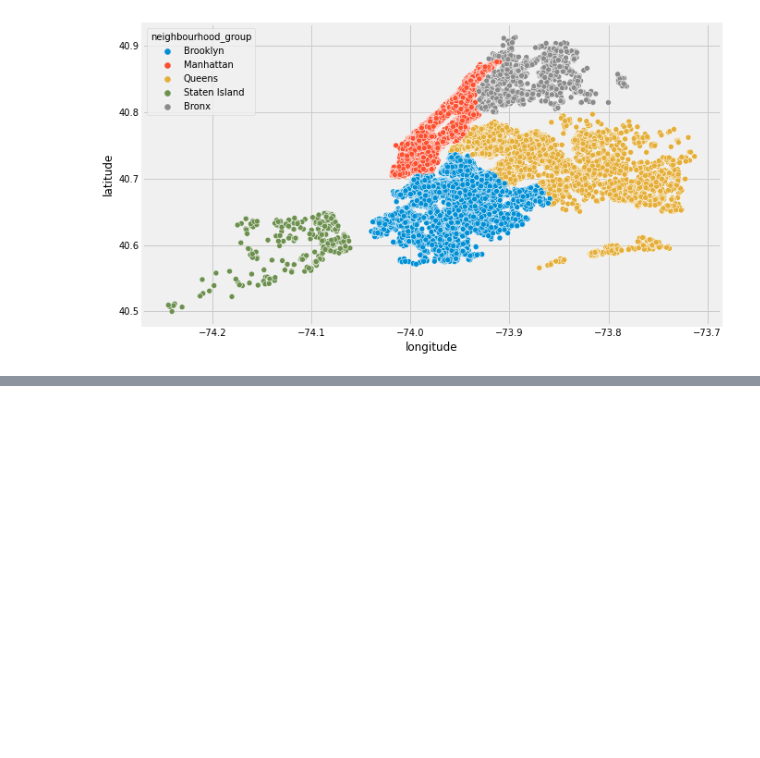
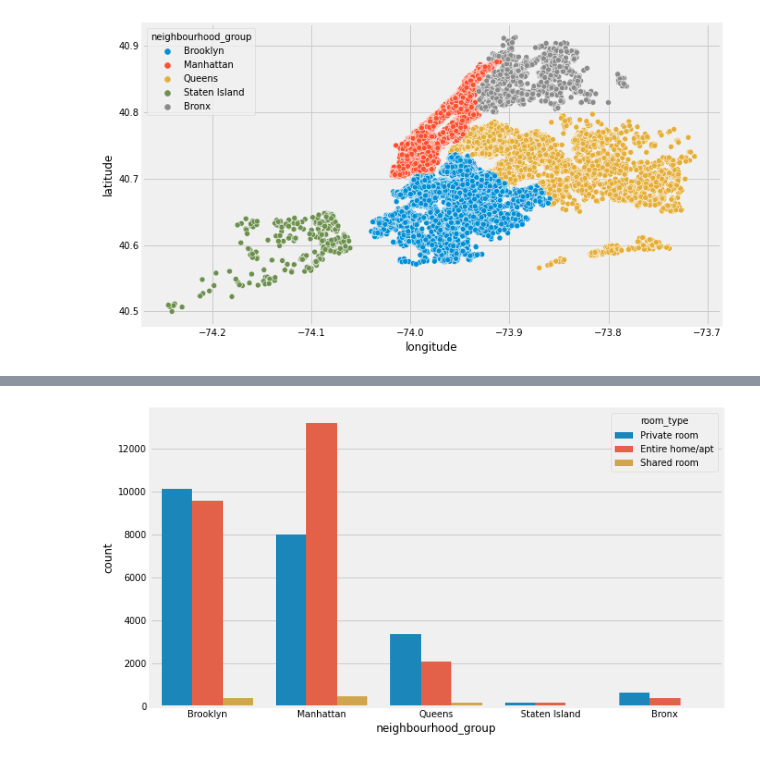
Before and after one commit to Mohamed-Harish-M-123/Capstone-Project-I, a Jupyter notebook: Airbnb_booking_analysis.ipynb, the cells around one changed output, grey strips where cells are left out. Saved outputs shown, nothing was run; the diff lists cells and outputs as text; code cells hidden in the pictures; blank space fills up the shorter version.

Commit message:
room type count analysis done

```diff
--- a/Airbnb_booking_analysis.ipynb
+++ b/Airbnb_booking_analysis.ipynb
@@ -278,0 +305,10 @@ sns.scatterplot(x=airbnbCopy.longitude, y=airbnbCopy.latitude, hue=airbnbCopy.ne
+# %%
+#Let's visualize the above insight using count plot for easy understanding.
+
+plt.figure(figsize=(10,6))
+
+plotting_roomtype = sns.countplot(x='neighbourhood_group', data = airbnbCopy, hue = 'room_type')
+
+plt.show()
+# %% [output]
+[figure, added]
```
Also changed, not shown: parts of 2 cells of this notebook.
